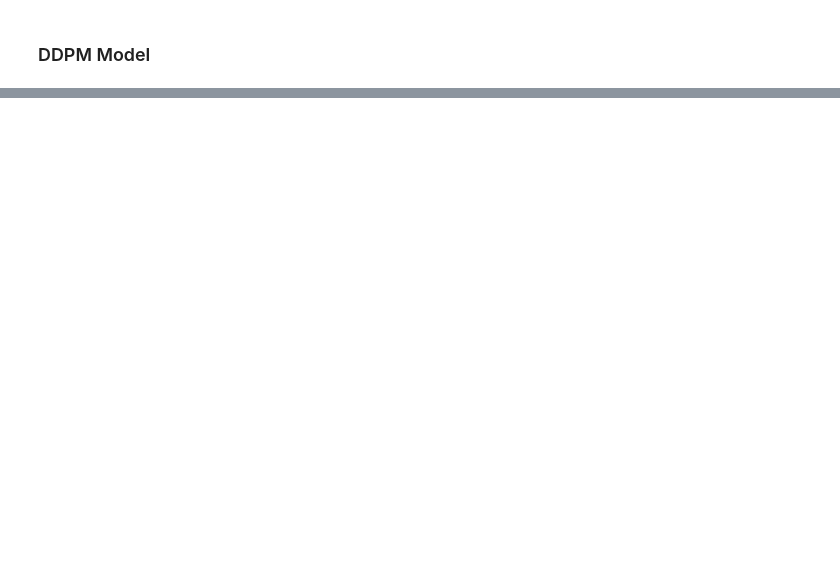
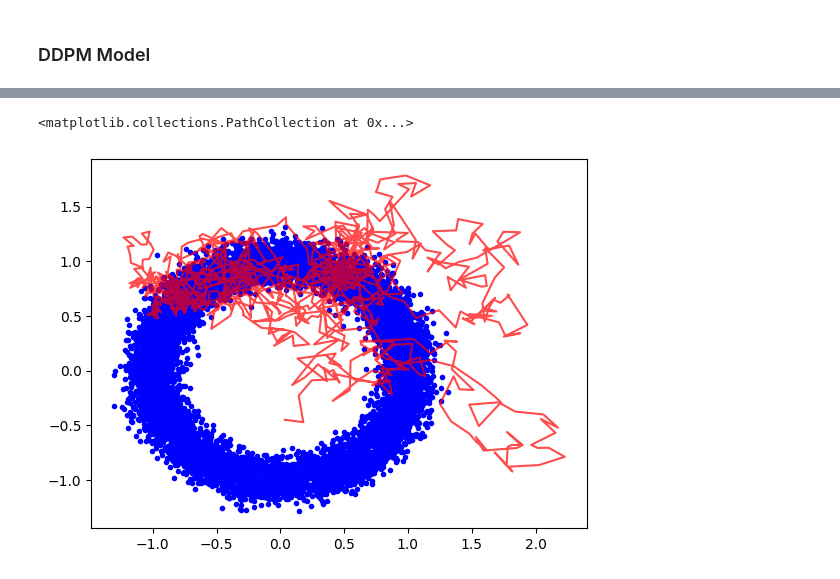
Before and after one commit to alexxthiery/mcjax, a Jupyter notebook: notebooks/denoising/denoising.ipynb, the cells around one changed output, grey strips where cells are left out. Cells and saved outputs as stored; diff of their text form; code cells hidden in the pictures; blank space fills up the shorter version.

```diff
--- a/notebooks/denoising/denoising.ipynb
+++ b/notebooks/denoising/denoising.ipynb
@@ -301,0 +351,9 @@ Error:
+# %%
+# draw the trajectory of one sampled particle
+plt.figure()
+index = 0
+plt.plot([x[index,0] for x in samples_list], [x[index,1] for x in samples_list], color='red',alpha=0.7)
+plt.scatter(dataset[:, 0], dataset[:, 1], marker='.', color='blue', label='Ground Truth of X0')
+# %% [output]
+<matplotlib.collections.PathCollection at 0x...>
+[figure, added]
```
Also changed, not shown: parts of 9 cells of this notebook, 5 other files.
